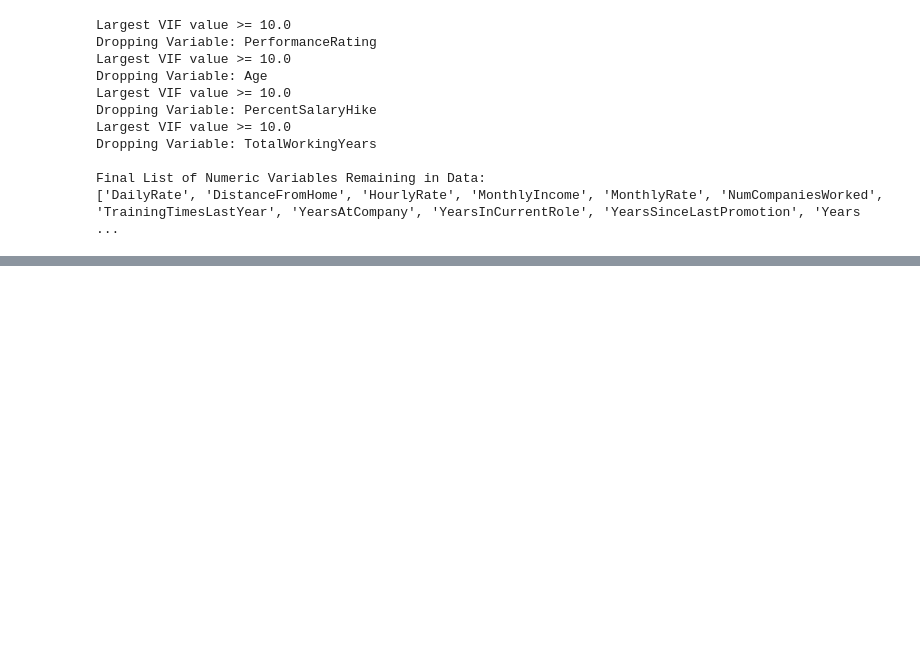
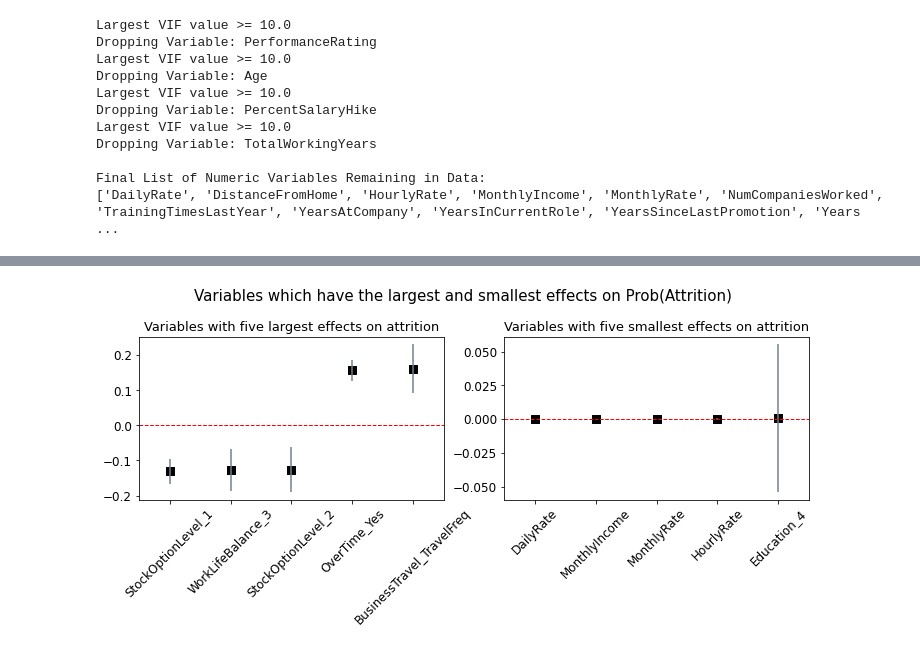
Before and after one commit to SouravSinhas/Employee-Turnover-Prediction, a Jupyter notebook: notebooks/Employee_Churn_Prediction_IBM_Regressions.ipynb, the cells around one changed output, grey strips where cells are left out. Cells and saved outputs as stored; diff of their text form; code cells hidden in the pictures; blank space fills up the shorter version.

```diff
--- a/notebooks/Employee_Churn_Prediction_IBM_Regressions.ipynb
+++ b/notebooks/Employee_Churn_Prediction_IBM_Regressions.ipynb
@@ -356,0 +348,63 @@ YearsWithCurrManager                                                -0.0111
+# %%
+graphpath = os.path.join(sourcepath, "reports", "figures")
+# Now sort the average marginal effects by their effects (dydx)
+# Then plot the absolute largest 5 and absolute smallest 5 effects
+# Keep in mind that these effects show how much the probability of leaving will change
+
+# First find the attributes in the AME object and then pick the correct attributes to compare.
+# for attr in dir(AME):
+#     if not attr.startswith('_'):
+#         print(attr)
+
+# Now access the AME.summary_frame() and sort through the results
+# Find the 5 absolute largest and 55 absolute smallest values along with variable names and confidence intervals
+# Then place it in a dataframe
+
+nlargestlist = heapq.nlargest(5, range(len(AME.margeff)), key = lambda x: abs(AME.margeff[x]))
+nsmallestlist = heapq.nlargest(5, range(len(AME.margeff)), key = lambda x: -abs(AME.margeff[x]))
+indexlist = nlargestlist + nsmallestlist
+
+# Finding the columns in the AME.summary_frame() object
+#print(AME.summary_frame().columns)
+
+# Now use a function to populate the two dataframes with effects, confidence intervals, and corrected variable names
+def populateframe(index, effects):
+    frame = pd.DataFrame()
+    frame['dy/dx'] = np.array(effects['dy/dx'])[index]
+    frame['errors'] = (np.array(effects['Cont. Int. Hi.'])[index]-np.array(effects['Conf. Int. Low'])[index])/2.
+    varnames = list(effects.index[index])
+    for i, item in enumerate(varnames):
+        if re.search(r'\(',item):
+            varnames[i] = re.search(r'\((.+?),', item).group(1)+'_'+re.search(r'\.(.+?)\]',item).group(1)
+
+    frame['Variables'] = varnames
+    return frame
+framelargest = populateframe(nlargestlist, AME.summary_frame()).sort_values('dy/dx', ascending = True, axis = 0)
+framesmallest = populateframe(nsmallestlist, AME.summary_frame()).sort_values('dy/dx', ascending = True, axis = 0)
+# Now plot the two sets of results in two adjacent subplots
+#print(framelargest, framesmallest)
+
+fig = plt.figure(figsize = (12, 3))
+ax1 = plt.subplot(121)
+framelargest.plot(x = 'Variables', y = 'dy/dx', kind = 'bar', ax = ax1, color = 'none',
+              fontsize = 20, ecolor = 'slategrey', capsize = 0, yerr = 'errors', legend = False)
+ax1.scatter(x = pd.np.arange(framelargest.shape[0]), marker = 's', s = 80, y = framelargest['dy/dx'], color = 'black')
+ax1.axhline(y = 0., linestyle = '--', color = 'red', linewidth = 1)
+ax1.set_title('Variables with five largest effects on attrition', fontsize = 13)
+ax1.set_xticklabels(framelargest['Variables'],fontsize=12, rotation = 45)
+ax1.tick_params(axis = 'y', labelsize = 12)
+ax1.set_xlabel('')
+ax2 = plt.subplot(122)
+framesmallest.plot(x = 'Variables', y = 'dy/dx', kind = 'bar', ax = ax2, color = 'none',
+              fontsize = 20, ecolor = 'slategrey', capsize = 0, yerr = 'errors', legend = False)
+ax2.scatter(x = pd.np.arange(framesmallest.shape[0]), marker = 's', s = 80, y = framesmallest['dy/dx'], color = 'black')
+ax2.axhline(y = 0., linestyle = '--', color = 'red', linewidth = 1)
+ax2.set_title('Variables with five smallest effects on attrition', fontsize = 13)
+ax2.set_xticklabels(framesmallest['Variables'],fontsize=12, rotation = 45)
+ax2.tick_params(axis = 'y', labelsize = 12)
+ax2.set_xlabel('')
+plt.suptitle('Variables which have the largest and smallest effects on Prob(Attrition)', fontsize = 15, y = 1.1)
+plt.show()
+fig.savefig(os.path.join(graphpath, 'LogisticRegression_LargestSmallestEffects.png'))
+# %% [output]
+[figure, added]
```
Also changed, not shown: parts of 10 cells of this notebook, 3 other files.
